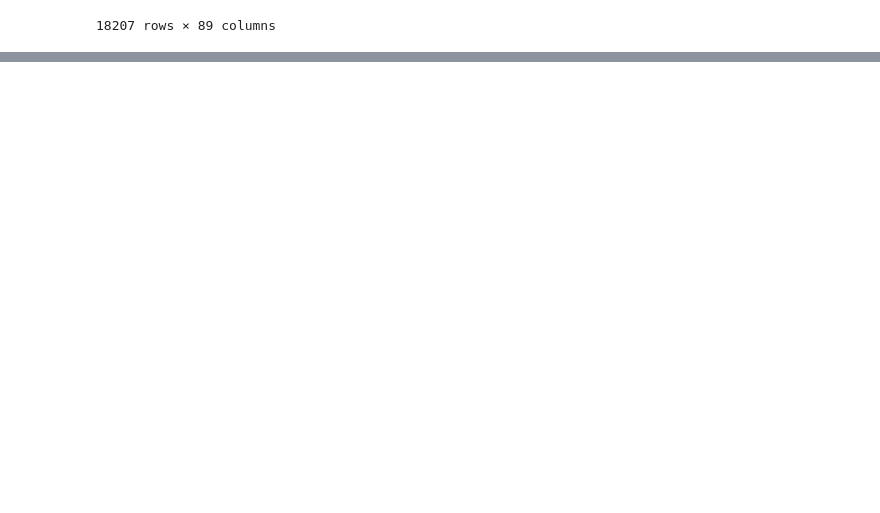
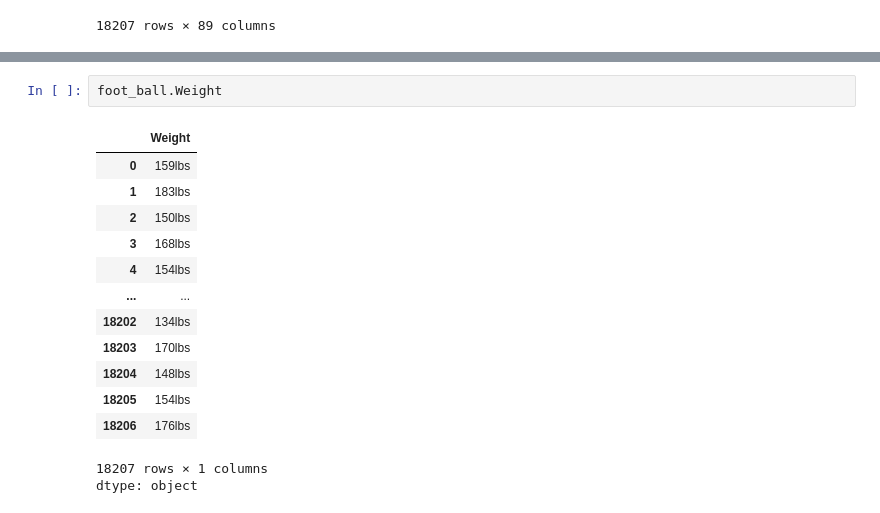
Before and after one commit to PRIMODIALNYXAlpha/GoogleCollab, a Jupyter notebook: Untitled12.ipynb, the cells around one changed output, grey strips where cells are left out. Drawn from its saved outputs; the diff is of its cells as text; blank space fills up the shorter version.

```diff
--- a/Untitled12.ipynb
+++ b/Untitled12.ipynb
@@ -103,0 +137,17 @@ plt.figure(figsize=(15,15))
+# %%
+foot_ball.Weight
+# %% [output]
+|  | Weight |
+| 0 | 159lbs |
+| 1 | 183lbs |
+| 2 | 150lbs |
+| 3 | 168lbs |
+| 4 | 154lbs |
+| ... | ... |
+| 18202 | 134lbs |
+| 18203 | 170lbs |
+| 18204 | 148lbs |
+| 18205 | 154lbs |
+| 18206 | 176lbs |
+18207 rows × 1 columns
+dtype: object
```
Also changed, not shown: parts of 4 cells of this notebook.
